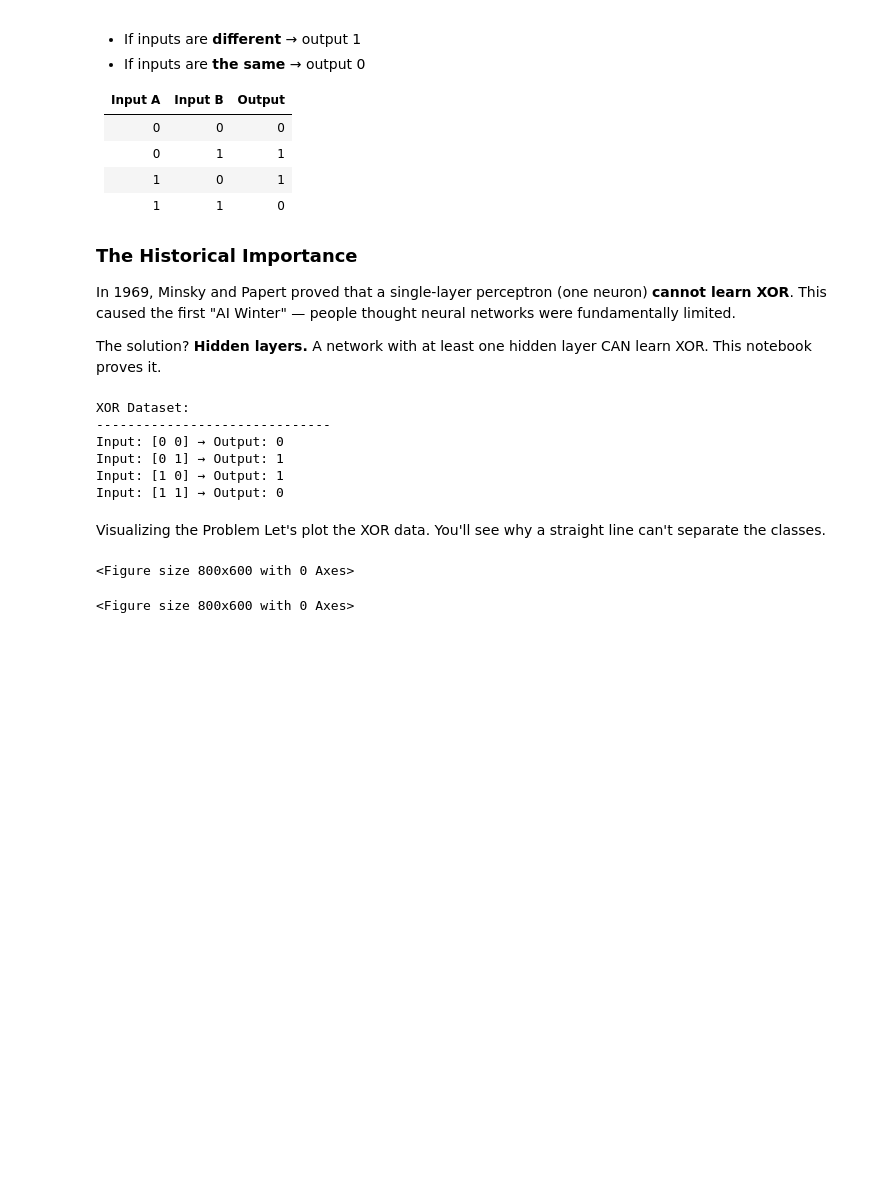
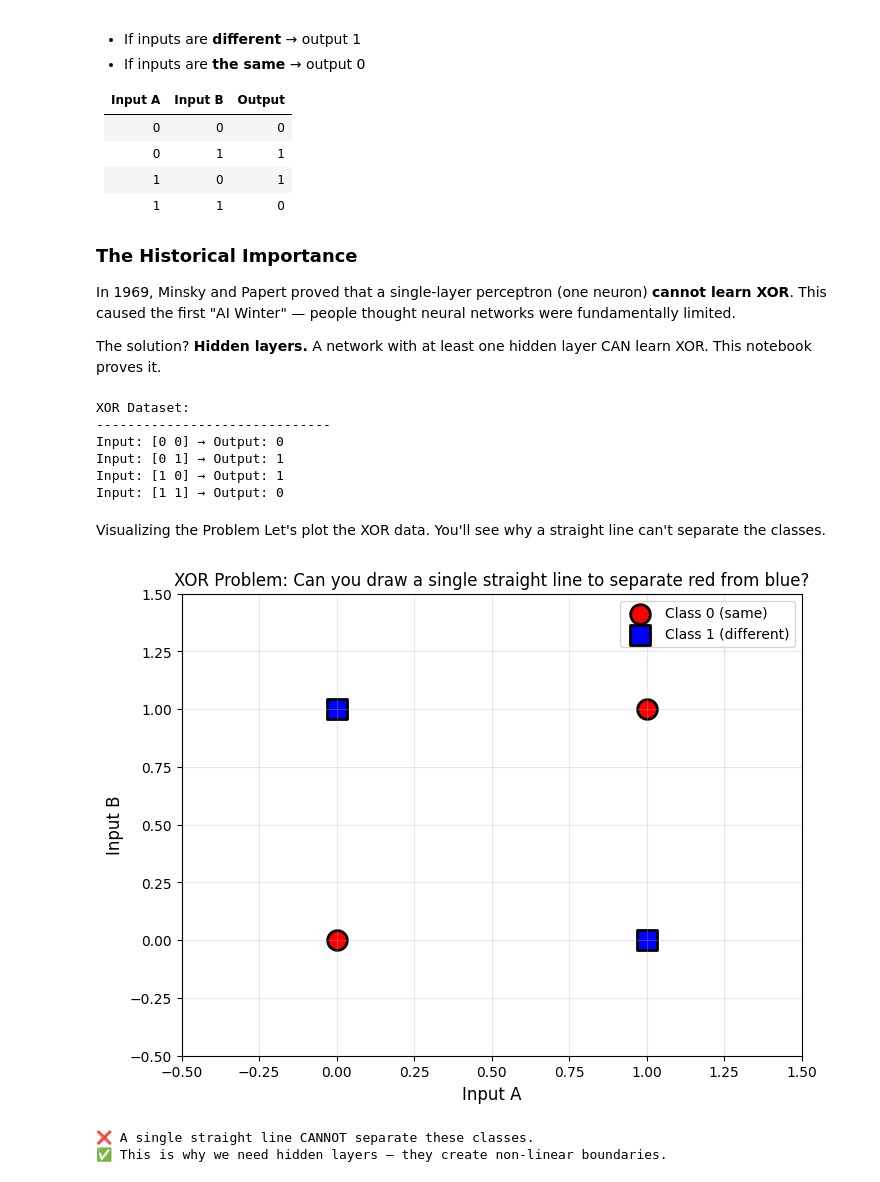
Before and after one commit to sidhhay/training-model, a Jupyter notebook: firstModel.ipynb, the cells around one changed output. Drawn from its saved outputs; the diff is of its cells as text; code cells hidden in the pictures; blank space fills up the shorter version.

Commit message:
the xor problem

```diff
--- a/firstModel.ipynb
+++ b/firstModel.ipynb
@@ -79,7 +79,24 @@ Let's plot the XOR data. You'll see why a straight line can't separate the class
 # %%
 plt.figure(figsize=(8, 6))
 #plot the points
 for i in range(len(X)):
+    color="red" if y[i][0]==0 else "blue"
+    marker= 'o' if y[i][0]==0 else "s"
+    plt.scatter(X[i][0],X[i][1],c=color,s=200,marker=marker,edgecolors="black",linewidth=2)
+    plt.xlabel('Input A', fontsize=12)
+plt.ylabel('Input B', fontsize=12)
+plt.title('XOR Problem: Can you draw a single straight line to separate red from blue?',
+          fontsize=12)
+plt.grid(True, alpha=0.3)
+
+plt.xlim(-0.5,1.5)
+plt.ylim(-0.5,1.5)
+plt.legend(['Class 0 (same)', 'Class 1 (different)'], loc='upper right')
+plt.show()
+
+print("\n❌ A single straight line CANNOT separate these classes.")
+print("✅ This is why we need hidden layers — they create non-linear boundaries.")
 # %% [output]
+[figure, added]
-<Figure size 800x600 with 0 Axes>
+❌ A single straight line CANNOT separate these classes.
+✅ This is why we need hidden layers — they create non-linear boundaries.
-<Figure size 800x600 with 0 Axes>
```
